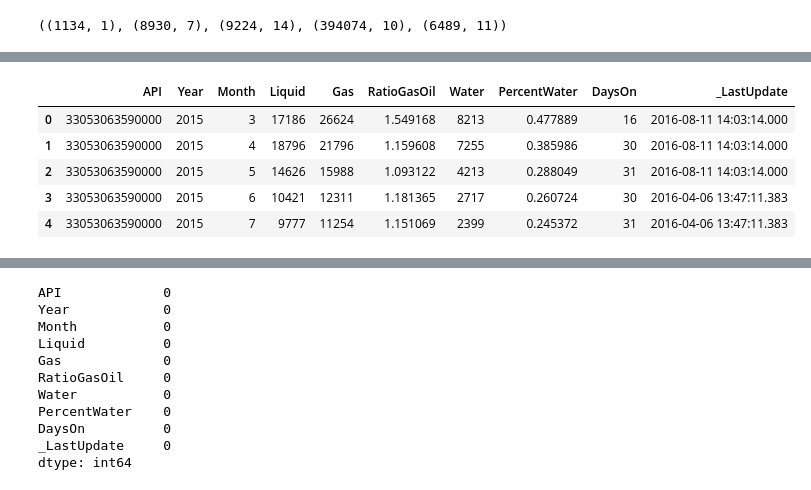
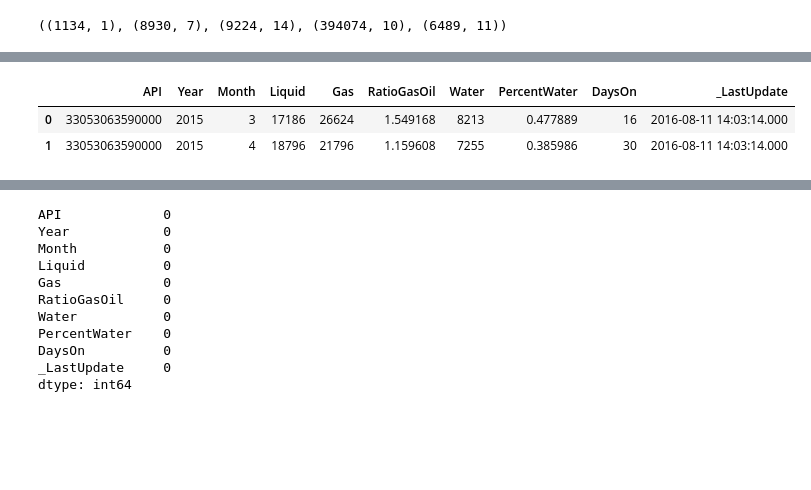
Before and after one commit to Dnbg1982/Oil-Gas-Projects, a Jupyter notebook: Reservoir Engineering/Notebooks/Oil_produc_forecasting.ipynb, the cells around one changed output, grey strips where cells are left out. Saved outputs shown, nothing was run; the diff lists cells and outputs as text; code cells hidden in the pictures; blank space fills up the shorter version.

```diff
--- a/Reservoir Engineering/Notebooks/Oil_produc_forecasting.ipynb
+++ b/Reservoir Engineering/Notebooks/Oil_produc_forecasting.ipynb
@@ -24,9 +30,6 @@ harmony_data.head()
 # %%
-train_data.head()
+train_data.head(2)
 # %% [output]
 |  | API | Year | Month | Liquid | Gas | RatioGasOil | Water | PercentWater | DaysOn | _LastUpdate |
 | 0 | 33053063590000 | 2015 | 3 | 17186 | 26624 | 1.549168 | 8213 | 0.477889 | 16 | 2016-08-11 14:03:14.000 |
 | 1 | 33053063590000 | 2015 | 4 | 18796 | 21796 | 1.159608 | 7255 | 0.385986 | 30 | 2016-08-11 14:03:14.000 |
-| 2 | 33053063590000 | 2015 | 5 | 14626 | 15988 | 1.093122 | 4213 | 0.288049 | 31 | 2016-08-11 14:03:14.000 |
-| 3 | 33053063590000 | 2015 | 6 | 10421 | 12311 | 1.181365 | 2717 | 0.260724 | 30 | 2016-04-06 13:47:11.383 |
-| 4 | 33053063590000 | 2015 | 7 | 9777 | 11254 | 1.151069 | 2399 | 0.245372 | 31 | 2016-04-06 13:47:11.383 |
```
Also changed, not shown: parts of 21 cells of this notebook.
